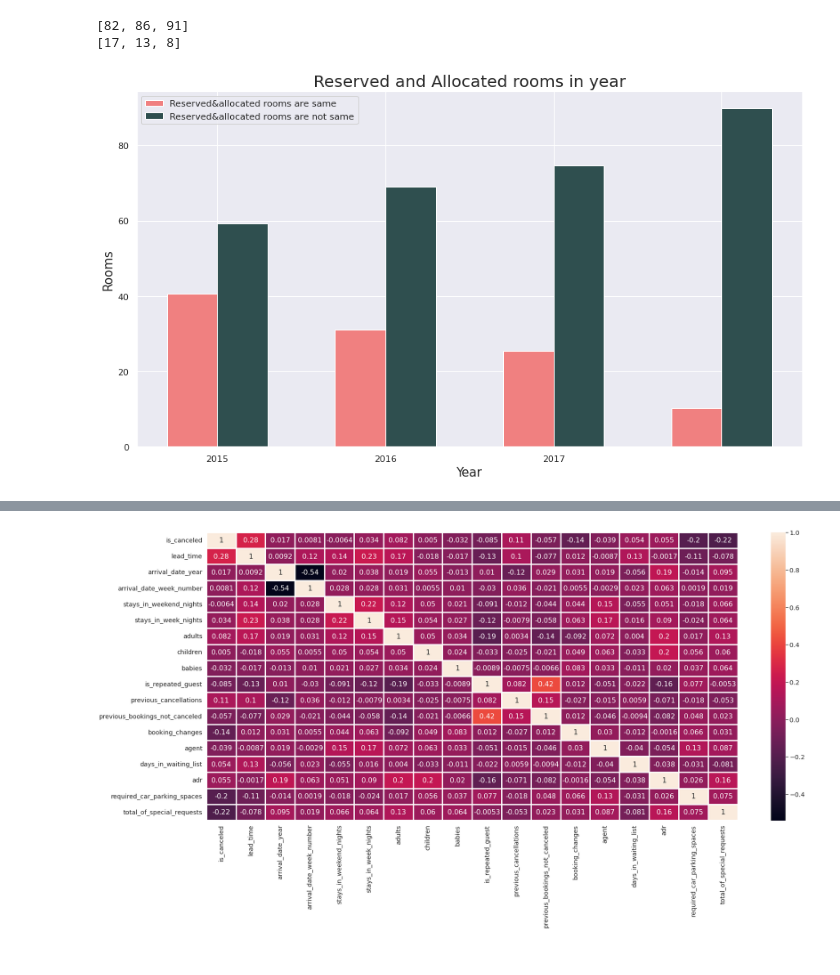
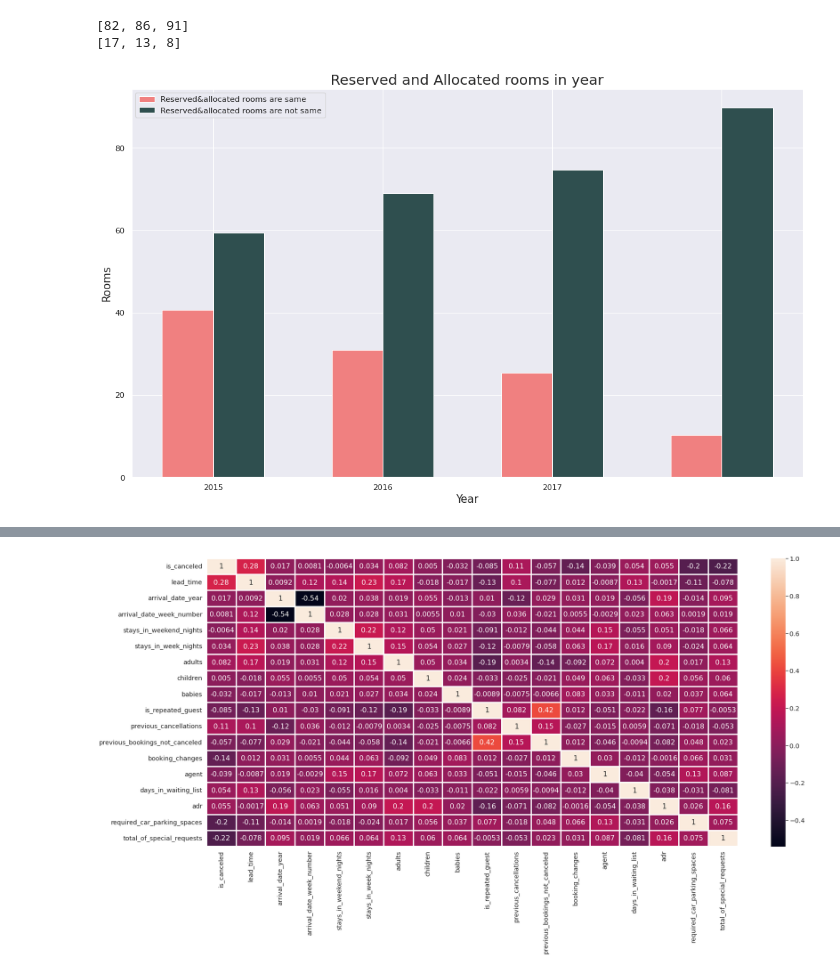
Before and after one commit to Sriharish19/EDA-Hotel-Booking-Capstone-Project-1, a Jupyter notebook: SH_Hotel_Booking_Capstone_Project.ipynb, the cells around one changed output, grey strips where cells are left out. Saved outputs shown, nothing was run; the diff lists cells and outputs as text; code cells hidden in the pictures.

```diff
--- a/SH_Hotel_Booking_Capstone_Project.ipynb
+++ b/SH_Hotel_Booking_Capstone_Project.ipynb
@@ -611,15 +611,15 @@ bar1 = np.arange(len(list_of_RandA_rooms))
 bar2 = [i + width_of_RandA_rooms for i in bar1]
 # %%
 #Plotting the Bar graph
-plt.figure(figsize= ())
+plt.figure(figsize= (15,10))
 plt.bar(bar1,bar1_list,width_of_RandA_rooms,color = 'lightcoral', label = 'Reserved&allocated rooms are same')
 plt.bar(bar2,bar2_list,width_of_RandA_rooms,color = 'darkslategray', label = 'Reserved&allocated rooms are not same')
 plt.xlabel('Year',fontsize = 15)
 plt.ylabel('Rooms',fontsize = 15)
 plt.title('Reserved and Allocated rooms in year',fontsize = 20)
 plt.xticks(bar1+width_of_RandA_rooms/2,list_of_RandA_rooms)
 plt.legend()
 plt.show()
 #Conclusion : Over the years both hotels have shown improvement in allocating rooms(type) as same as Reserved rooms(type).
 # %% [output]
-[figure, old version]
+[figure, new version]
```
Also changed, not shown: parts of 3 cells of this notebook.
